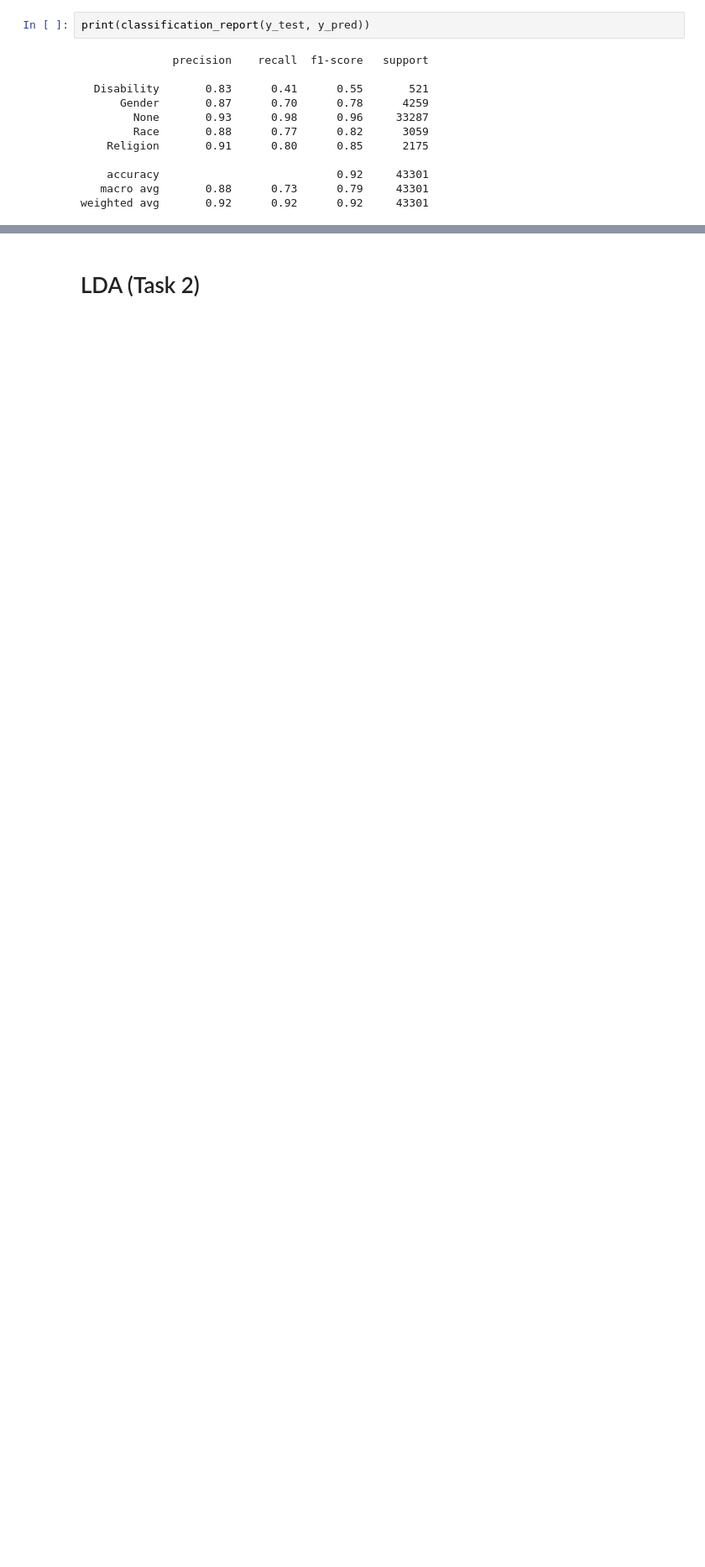
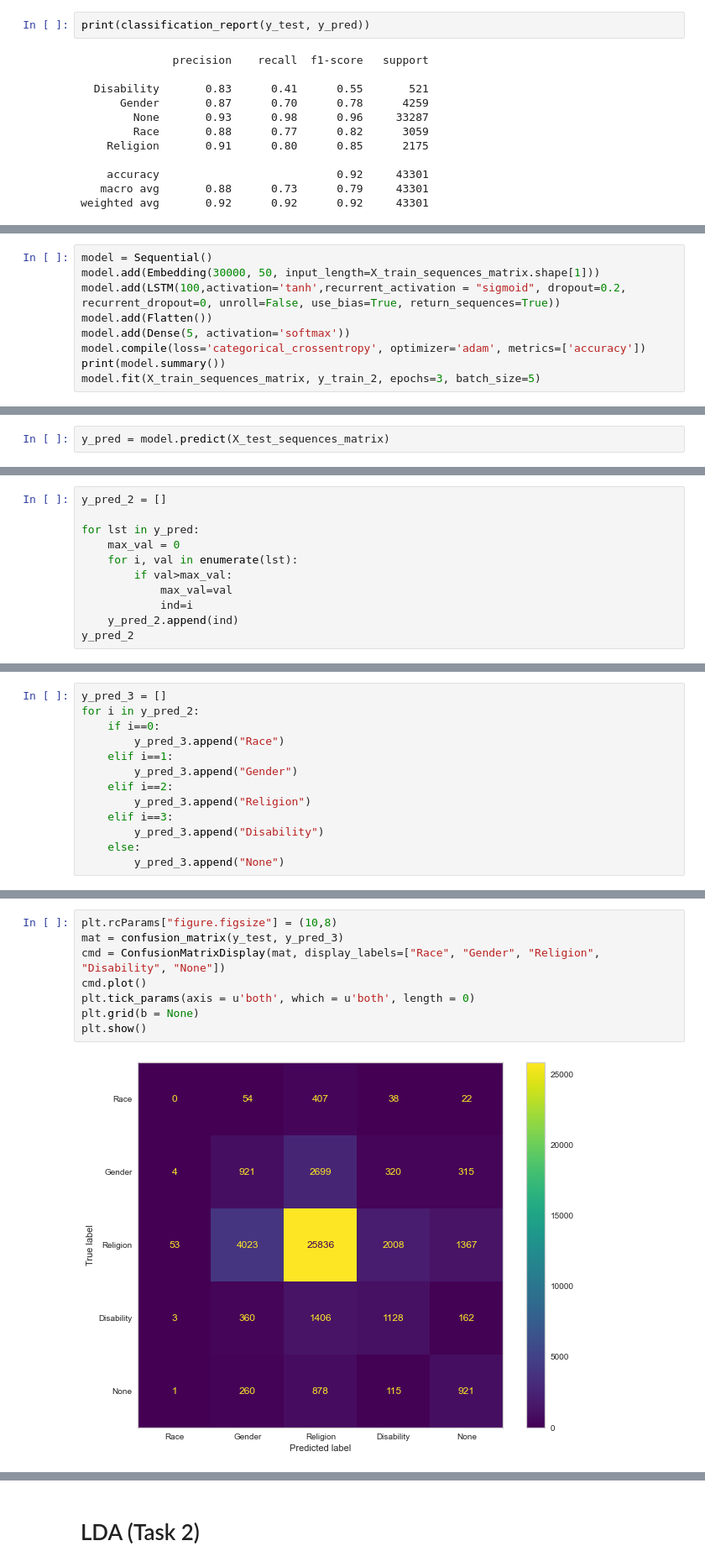
Before and after one commit to dvh549/Text_Mining, a Jupyter notebook: Toxic Comments Revamped.ipynb, the cells around one changed output, grey strips where cells are left out. Shown at 84% size. Cells and saved outputs as stored; diff of their text form; blank space fills up the shorter version.

```diff
--- a/Toxic Comments Revamped.ipynb
+++ b/Toxic Comments Revamped.ipynb
@@ -151,0 +367,9 @@ plt.show()
+# %%
+model = Sequential()
+model.add(Embedding(30000, 50, input_length=X_train_sequences_matrix.shape[1]))
+model.add(LSTM(100,activation='tanh',recurrent_activation = "sigmoid", dropout=0.2, recurrent_dropout=0, unroll=False, use_bias=True, return_sequences=True))
+model.add(Flatten())
+model.add(Dense(5, activation='softmax'))
+model.compile(loss='categorical_crossentropy', optimizer='adam', metrics=['accuracy'])
+print(model.summary())
+model.fit(X_train_sequences_matrix, y_train_2, epochs=3, batch_size=5)
@@ -151,0 +409,2 @@ plt.show()
+# %%
+y_pred = model.predict(X_test_sequences_matrix)
@@ -151,0 +427,11 @@ plt.show()
+# %%
+y_pred_2 = []
+
+for lst in y_pred:
+    max_val = 0
+    for i, val in enumerate(lst):
+        if val>max_val:
+            max_val=val
+            ind=i
+    y_pred_2.append(ind)
+y_pred_2
@@ -151,0 +456,13 @@ plt.show()
+# %%
+y_pred_3 = []
+for i in y_pred_2:
+    if i==0:
+        y_pred_3.append("Race")
+    elif i==1:
+        y_pred_3.append("Gender")
+    elif i==2:
+        y_pred_3.append("Religion")
+    elif i==3:
+        y_pred_3.append("Disability")
+    else:
+        y_pred_3.append("None")
@@ -151,0 +512,10 @@ plt.show()
+# %%
+plt.rcParams["figure.figsize"] = (10,8)
+mat = confusion_matrix(y_test, y_pred_3)
+cmd = ConfusionMatrixDisplay(mat, display_labels=["Race", "Gender", "Religion", "Disability", "None"])
+cmd.plot()
+plt.tick_params(axis = u'both', which = u'both', length = 0)
+plt.grid(b = None)
+plt.show()
+# %% [output]
+[figure, added]
```
Also changed, not shown: parts of 41 cells of this notebook.
